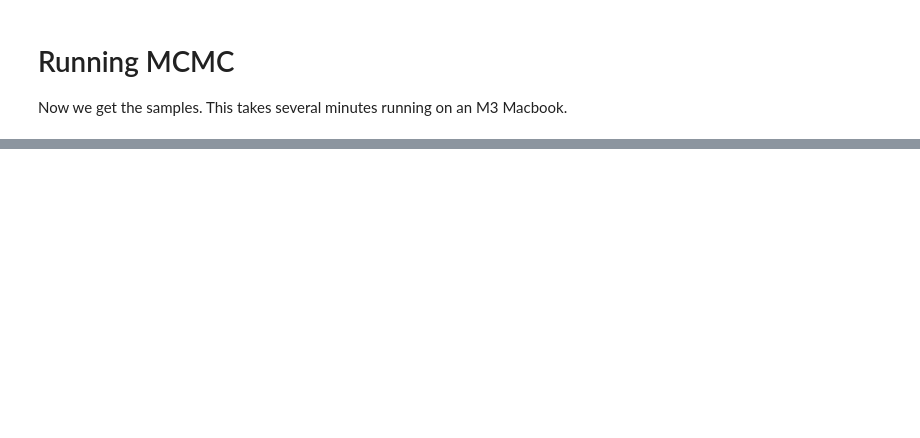
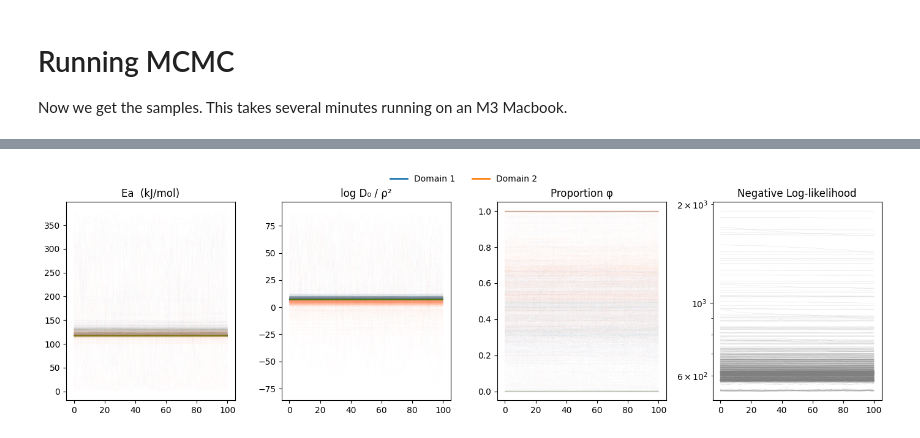
Before and after one commit to jeffreyscheng/martiandating, a Jupyter notebook: fit_mdd.ipynb, the cells around one changed output, grey strips where cells are left out. Drawn from its saved outputs; the diff is of its cells as text; code cells hidden in the pictures; blank space fills up the shorter version.

```diff
--- a/fit_mdd.ipynb
+++ b/fit_mdd.ipynb
@@ -189,11 +205,13 @@ def init_params(key):
     # draw the three domain-level vectors
     subk_Ea, subk_logD0r2, subk_phi = random.split(key, 3)
 
-    Ea        = random.normal(subk_Ea,       (k,)) * Ea_prior_std + Ea_prior_mean
-    logD0_r2  = random.normal(subk_logD0r2, (k,)) * logD0_r2_prior_std + logD0_r2_prior_mean
-    phi_raw   = random.normal(subk_phi,      (k-1,))  # Changed from (k,) to (k-1,)
+    # Ea        = jnp.exp(random.normal(subk_Ea, (num_domains,)) * Ea_prior_sigma + Ea_prior_mu)
+    Ea = jnp.array([117.0] * num_domains)
+    logD0_r2  = random.normal(subk_logD0r2, (num_domains,)) * logD0_r2_prior_std + logD0_r2_prior_mean
+    phi_raw   = jnp.zeros((num_domains-1,))
 
     return {"Ea": Ea, "logD0_r2": logD0_r2, "phi_raw": phi_raw}
+    # return {"logD0_r2": logD0_r2, "phi_raw": phi_raw}
 
 
 
@@ -203,7 +221,7 @@ init_params_batch = jax.vmap(init_params)(chain_keys)
 # warm-up for each chain: return arrays only
 # -------------------------------------------------
 def warmup_one_chain(key, init_p):
-    warm  = blackjax.window_adaptation(blackjax.nuts, log_prob)
+    warm  = blackjax.window_adaptation(blackjax.nuts, log_prob, initial_step_size=1e-3, is_mass_matrix_diagonal=False, target_acceptance_rate=0.95, **nuts_hyperparams)
     (state, tuned), _ = warm.run(key, init_p, num_steps=num_warmup)
     return state, tuned["step_size"], tuned["inverse_mass_matrix"]
 
@@ -228,7 +265,7 @@ Now we get the samples.  This takes several minutes running on an M3 Macbook.
 def run_chain(state, keys, step_size, inv_mass):
     """Return (final_state, positions_over_time)."""
     # build kernel *once* for this chain
-    kernel = blackjax.nuts(log_prob, step_size, inv_mass)
+    kernel = blackjax.nuts(log_prob, step_size, inv_mass, **nuts_hyperparams)
 
     def one_step(carry, key):
         st = carry
@@ -248,7 +285,7 @@ run_all_chains = jax.vmap(run_chain,
 
 # Make per-chain key-stacks:  (chains, num_samples, 2)
 sample_keys = jax.vmap(
-    lambda k: random.split(k, num_samples)
+    lambda k: random.split(k, num_steps)
 )(chain_keys)
 
 final_states, trace_positions = run_all_chains(
@@ -281,29 +336,23 @@ full_samples
 # %%
 fs_np = jax.device_get(full_samples)          # dict of np.ndarray
-fs_np["phi"] = jax.vmap(jax.vmap(stick_breaking))(fs_np["phi_raw"]) # vmap over chains and MCMC step, shape (timesteps, chains, domains)
+T, C, num_domains = fs_np["logD0_r2"].shape     # time, chains, domains
+fs_np["phi"] = jax.vmap(jax.vmap(stick_breaking))(fs_np["phi_raw"]) # vmap over time and chains
 
-final_phis = fs_np["phi"][-1]  # shape (chains, domains)
+# --- reorder domains so that chain[0] is LRD, chain[1] is HRD, … ---------
 
-# For each chain, find which domain has larger final phi
-larger_domain = np.argmax(final_phis, axis=1)  # shape (chains,)
+# 1.  Compute the final (post-warm-up) diffusion constant for every chain & domain
+#     logD0_r2 is already ln(D0 / r^2).
+final_logD = fs_np["logD0_r2"][-1]          # shape (chains, domains)
 
-# Create permutation array that puts larger domain first
-perm = np.stack([larger_domain, 1-larger_domain], axis=1)  # shape (chains, 2)
+# 2.  Build a permutation array that sorts domains *descending* by logD0_r2
+#     (largest diffusion constant = lowest retention = LRD comes first)
+perm = np.argsort(-final_logD, axis=1)      # shape (chains, domains)
 
-# Permute all arrays
+# 3.  Apply the permutation to every recorded variable except the raw stick-breaking noise
 for key in fs_np:
-    if key != "phi_raw":
-        # Reshape to (time, chains, domains)
-        # Then permute domains according to perm array
-        fs_np[key] = np.take_along_axis(
-            fs_np[key],
-            perm[None, :, :],  # broadcast perm across time dimension
-            axis=2
-        )
-
-
-# dimensions
-T, C, k = fs_np["Ea"].shape     # time, chains, domains
+    if key == "phi_raw":
+        continue
+    fs_np[key] = np.take_along_axis(fs_np[key], perm[None, :, :], axis=2)
 
 def logprob_from_arrays(Ea, logD0_r2, phi_raw):
     return log_prob({"Ea": Ea,
@@ -314,8 +363,11 @@ def logprob_from_arrays(Ea, logD0_r2, phi_raw):
 ll = jax.vmap(
         jax.vmap(logprob_from_arrays,
                  in_axes=(0,0,0)),      # iterate over chains
+                #  in_axes=(0,0)),      # iterate over chains
         in_axes=(0,0,0)                 # iterate over time
+        # in_axes=(0,0)                 # iterate over time
      )(full_samples["Ea"], full_samples["logD0_r2"], full_samples["phi_raw"])
+    #  )(full_samples["logD0_r2"], full_samples["phi_raw"])
 
 ll = jax.device_get(ll)                 # move to NumPy for plotting
 
@@ -328,35 +380,37 @@ plot_items = [("Ea",        "Ea  (kJ/mol)"),
               ("phi",       "Proportion φ")]
 
 cmap   = get_cmap("tab10")     # high-contrast palette
-alpha  = 0.1                  # faint lines
+alpha  = 10 / num_chains                   # faint lines
 lw     = 0.4
 
 for ax, (key, title) in zip(axes, plot_items):
-    for d in range(k):
+    for d in range(num_domains):
         colour = cmap(d)
         traces = fs_np[key][:, :, d]          # (time, chain)
         for c in range(C):
             ax.plot(traces[:, c], color=colour, lw=lw, alpha=alpha)
     ax.set_title(title)
 
 # 4th subplot: log-likelihood
 axes[3].plot(-ll, color="gray", alpha=0.2, lw=lw)
 axes[3].set_yscale('log')
 axes[3].set_title("Negative Log-likelihood")
 
 # domain-colour legend
 handles = [Line2D([0], [0],
                   color=cmap(d), lw=2)
-           for d in range(k)]
-labels  = [f"Domain {d+1}" for d in range(k)]
+           for d in range(num_domains)]
+labels  = [f"Domain {d+1}" for d in range(num_domains)]
 
 fig.legend(handles=handles,
            labels=labels,          # <-- add this line
            loc="upper center",
-           ncol=k,
+           ncol=num_domains,
            frameon=False,
            bbox_to_anchor=(0.5, 1.05))
 
 fig.tight_layout()
 plt.show()
 #
+# %% [output]
+[figure, added]
```
Also changed, not shown: parts of 15 cells of this notebook, 6 other files.
